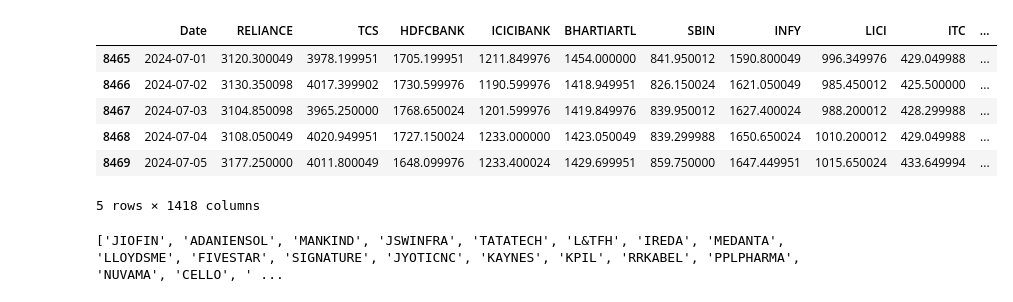
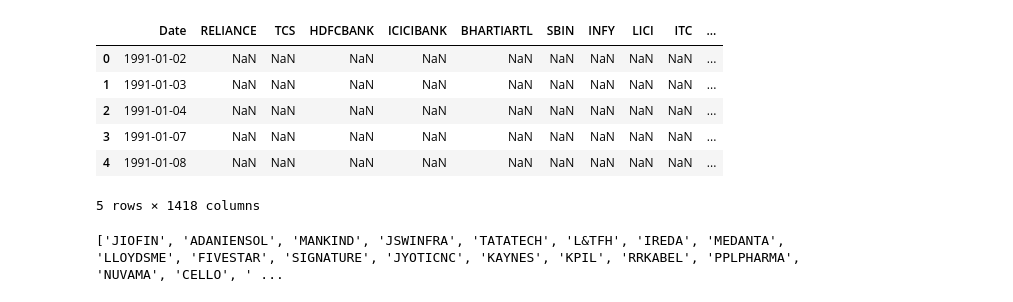
Before and after one commit to codeefy/Machine-Learning-Models, a Jupyter notebook: nsestock/nse.ipynb, the cells around one changed output. Cells and saved outputs as stored; diff of their text form; code cells hidden in the pictures.

```diff
--- a/nsestock/nse.ipynb
+++ b/nsestock/nse.ipynb
@@ -1,14 +1,14 @@
 # %%
 import pandas as pd
 df=pd.read_csv('nse_all_stock_data.csv')
-df.tail()
+df.head()
 # %% [output]
 |  | Date | RELIANCE | TCS | HDFCBANK | ICICIBANK | BHARTIARTL | SBIN | INFY | LICI | ITC | ... |
-| 8465 | 2024-07-01 | 3120.300049 | 3978.199951 | 1705.199951 | 1211.849976 | 1454.000000 | 841.950012 | 1590.800049 | 996.349976 | 429.049988 | ... |
-| 8466 | 2024-07-02 | 3130.350098 | 4017.399902 | 1730.599976 | 1190.599976 | 1418.949951 | 826.150024 | 1621.050049 | 985.450012 | 425.500000 | ... |
-| 8467 | 2024-07-03 | 3104.850098 | 3965.250000 | 1768.650024 | 1201.599976 | 1419.849976 | 839.950012 | 1627.400024 | 988.200012 | 428.299988 | ... |
-| 8468 | 2024-07-04 | 3108.050049 | 4020.949951 | 1727.150024 | 1233.000000 | 1423.050049 | 839.299988 | 1650.650024 | 1010.200012 | 429.049988 | ... |
-| 8469 | 2024-07-05 | 3177.250000 | 4011.800049 | 1648.099976 | 1233.400024 | 1429.699951 | 859.750000 | 1647.449951 | 1015.650024 | 433.649994 | ... |
+| 0 | 1991-01-02 | NaN | NaN | NaN | NaN | NaN | NaN | NaN | NaN | NaN | ... |
+| 1 | 1991-01-03 | NaN | NaN | NaN | NaN | NaN | NaN | NaN | NaN | NaN | ... |
+| 2 | 1991-01-04 | NaN | NaN | NaN | NaN | NaN | NaN | NaN | NaN | NaN | ... |
+| 3 | 1991-01-07 | NaN | NaN | NaN | NaN | NaN | NaN | NaN | NaN | NaN | ... |
+| 4 | 1991-01-08 | NaN | NaN | NaN | NaN | NaN | NaN | NaN | NaN | NaN | ... |
 5 rows × 1418 columns
 # %%
 l = {}
```
